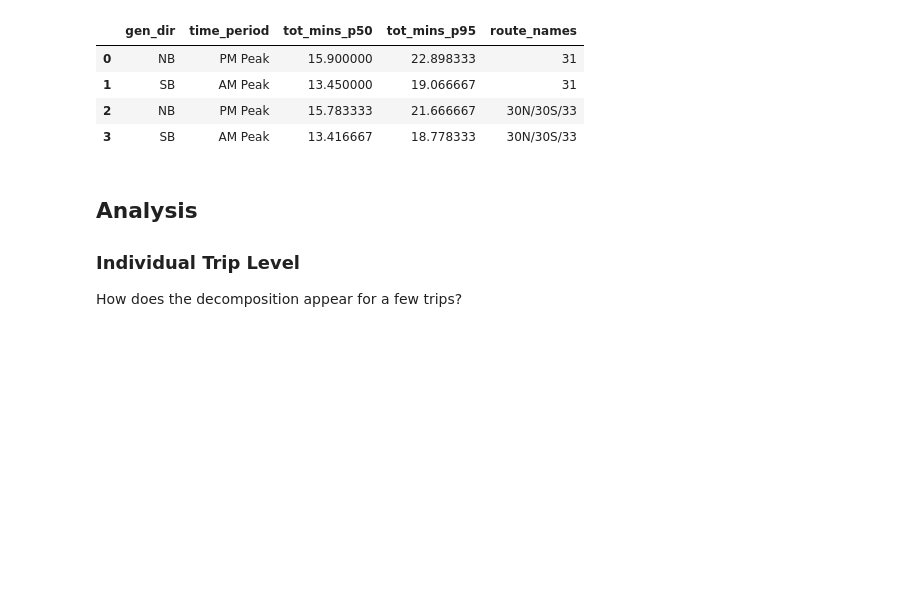
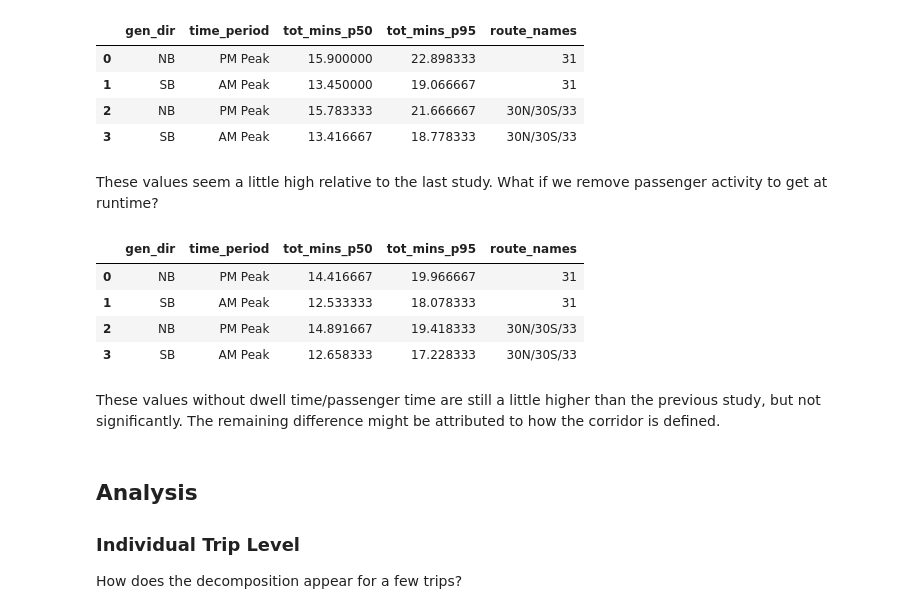
Before and after one commit to stevenschrayer/WMATA_AVL, a Jupyter notebook: analysis/exploratory/decomposition/02-decomposition-mt-wisconsin.ipynb, the cells around one changed output. Drawn from its saved outputs; the diff is of its cells as text; code cells hidden in the pictures; blank space fills up the shorter version.

```diff
--- a/analysis/exploratory/decomposition/02-decomposition-mt-wisconsin.ipynb
+++ b/analysis/exploratory/decomposition/02-decomposition-mt-wisconsin.ipynb
@@ -463,6 +493,53 @@ trip_times_posttsp
 | 1 | SB | AM Peak | 13.450000 | 19.066667 | 31 |
 | 2 | NB | PM Peak | 15.783333 | 21.666667 | 30N/30S/33 |
 | 3 | SB | AM Peak | 13.416667 | 18.778333 | 30N/30S/33 |
+# %% [markdown]
+These values seem a little high relative to the last study. What if we remove passenger activity to get at runtime?
+# %%
+trip_times_posttsp_nopax = (
+    rawnav_run_decomp_trip_2
+    .loc[(rawnav_run_decomp_trip_2.tsp_dir_time == True) & (rawnav_run_decomp_trip_2.tsp_period == "post_tsp") & (rawnav_run_decomp_trip_2.full_decomp != "Passenger")]
+    .assign(
+        gen_dir = lambda x:
+            np.where(
+                x.direction_wmata_schedule.isin(['EAST','SOUTH']),
+                "SB",
+                "NB"
+            )
+    )
+    .groupby(['filename','index_run_start','has_tsp','gen_dir','time_period'])
+    .agg(
+        tot_secs = ('tot_secs','sum')
+    )
+    .reset_index()
+    .assign(
+        tot_mins = lambda x: x.tot_secs / 60
+    )
+    .groupby(['has_tsp','gen_dir','time_period'])
+    .agg(
+        tot_mins_p50 = ('tot_mins', lambda x: x.quantile(.50)),
+        tot_mins_p95 = ('tot_mins', lambda x: x.quantile(.95))
+    )
+    .reset_index()
+    .assign(
+        route_names = lambda x:
+            np.where(
+                x.has_tsp,
+                "30N/30S/33",
+                "31"
+            )
+    )
+    .drop(columns = 'has_tsp')
+)
+trip_times_posttsp_nopax
+# %% [output]
+|  | gen_dir | time_period | tot_mins_p50 | tot_mins_p95 | route_names |
+| 0 | NB | PM Peak | 14.416667 | 19.966667 | 31 |
+| 1 | SB | AM Peak | 12.533333 | 18.078333 | 31 |
+| 2 | NB | PM Peak | 14.891667 | 19.418333 | 30N/30S/33 |
+| 3 | SB | AM Peak | 12.658333 | 17.228333 | 30N/30S/33 |
+# %% [markdown]
+These values without dwell time/passenger time are still a little higher than the previous study, but not significantly. The remaining difference might be attributed to how the corridor is defined.
 # %% [markdown]
 ## Analysis
 
```
Also changed, not shown: parts of 16 cells of this notebook.
